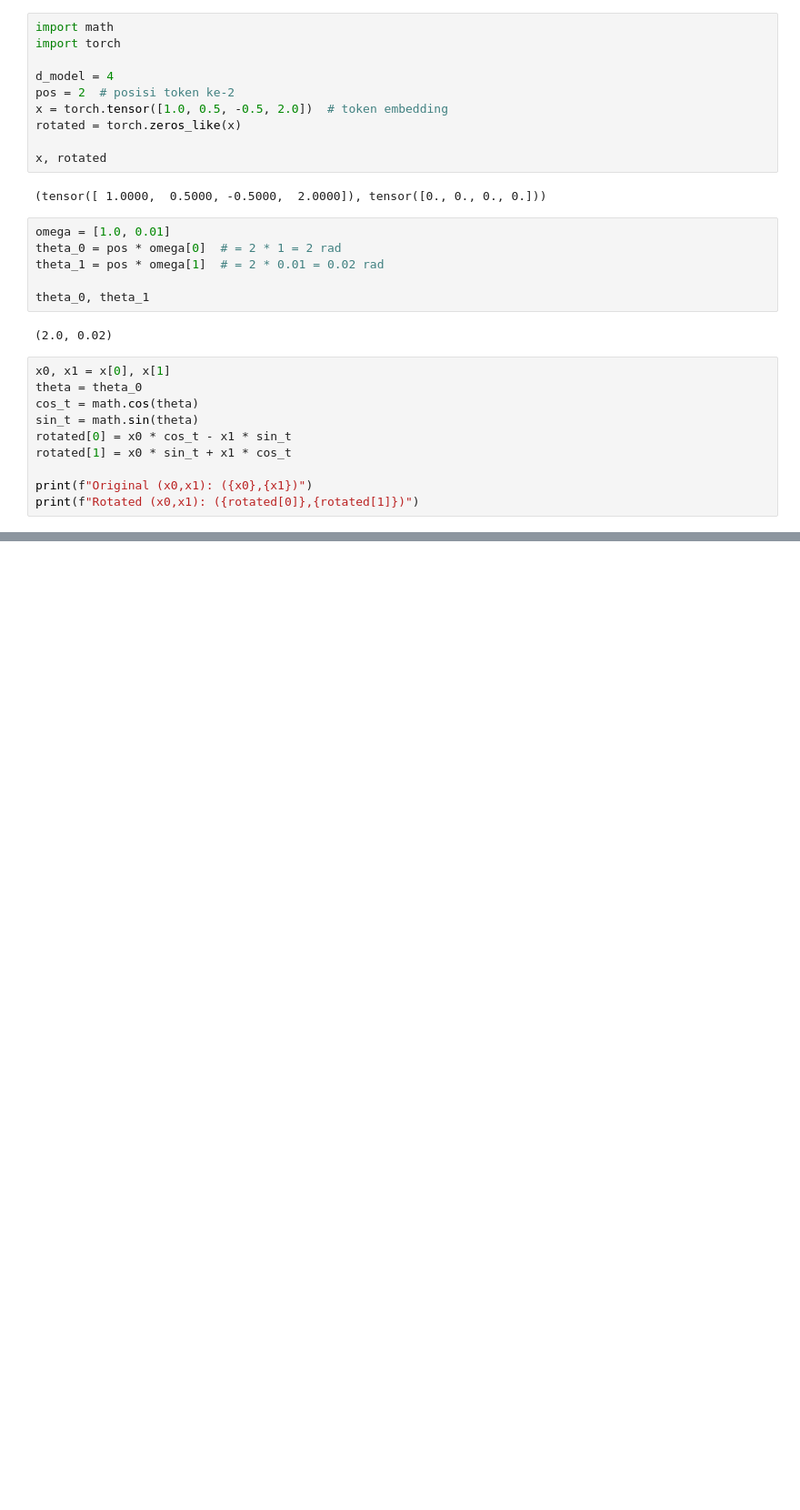
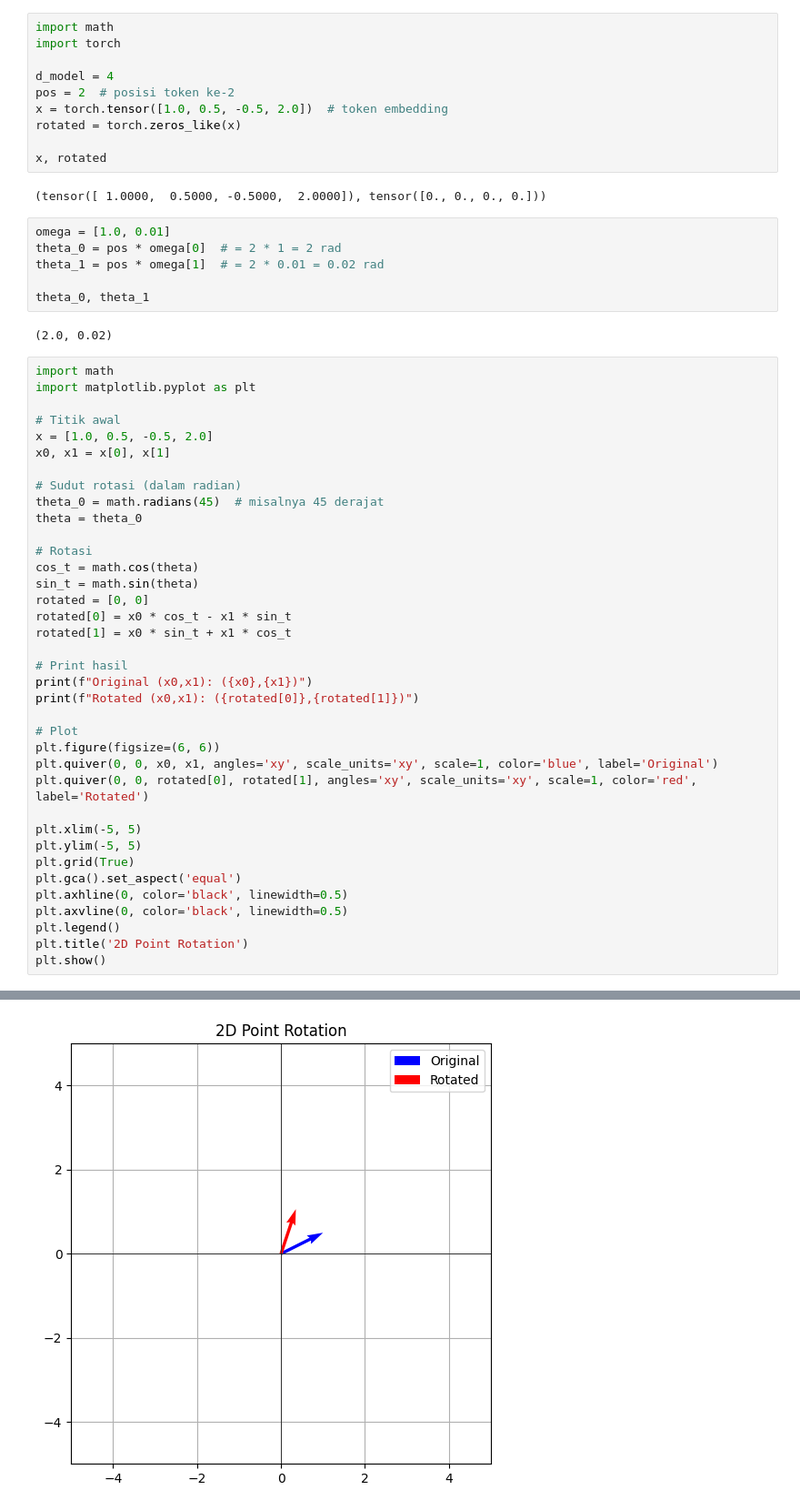
Before and after one commit to Ryanakml/BERT, a Jupyter notebook: Pretrain Bert Model MLM.ipynb, the cells around one changed output, grey strips where cells are left out. Shown at 91% size. Cells and saved outputs as stored; diff of their text form; blank space fills up the shorter version.

```diff
--- a/Pretrain Bert Model MLM.ipynb
+++ b/Pretrain Bert Model MLM.ipynb
@@ -916,14 +916,41 @@ theta_0, theta_1
 # %% [output]
 (2.0, 0.02)
 # %%
+import math
+import matplotlib.pyplot as plt
+
+# Titik awal
+x = [1.0, 0.5, -0.5, 2.0]
 x0, x1 = x[0], x[1]
+
+# Sudut rotasi (dalam radian)
+theta_0 = math.radians(45)  # misalnya 45 derajat
 theta = theta_0
+
+# Rotasi
 cos_t = math.cos(theta)
 sin_t = math.sin(theta)
+rotated = [0, 0]
 rotated[0] = x0 * cos_t - x1 * sin_t
 rotated[1] = x0 * sin_t + x1 * cos_t
 
+# Print hasil
 print(f"Original (x0,x1): ({x0},{x1})")
 print(f"Rotated (x0,x1): ({rotated[0]},{rotated[1]})")
+
+# Plot
+plt.figure(figsize=(6, 6))
+plt.quiver(0, 0, x0, x1, angles='xy', scale_units='xy', scale=1, color='blue', label='Original')
+plt.quiver(0, 0, rotated[0], rotated[1], angles='xy', scale_units='xy', scale=1, color='red', label='Rotated')
+
+plt.xlim(-5, 5)
+plt.ylim(-5, 5)
+plt.grid(True)
+plt.gca().set_aspect('equal')
+plt.axhline(0, color='black', linewidth=0.5)
+plt.axvline(0, color='black', linewidth=0.5)
+plt.legend()
+plt.title('2D Point Rotation')
+plt.show()
 # %% [output]
 Original (x0,x1): (1.0,0.5)
@@ -930,0 +958 @@ Rotated (x0,x1): (-0.8707955479621887,0.7012239694595337)
+[figure, added]
```
Also changed, not shown: parts of 2 cells of this notebook, 2 other files.
